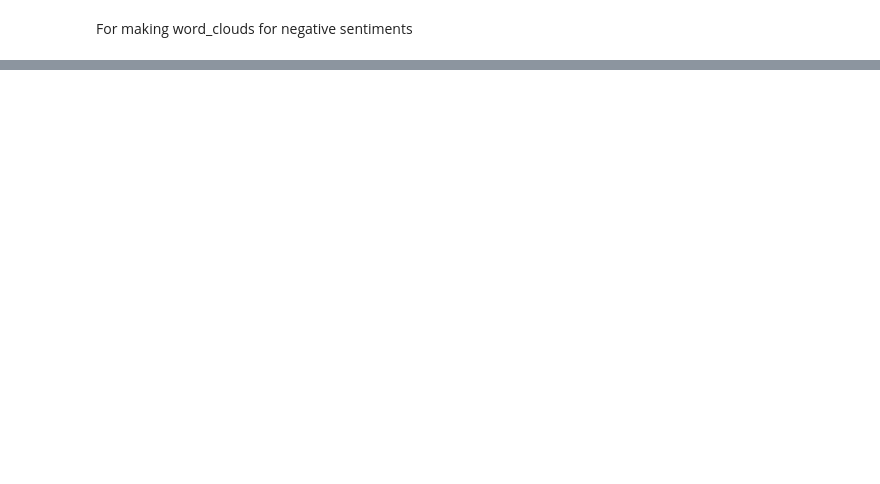
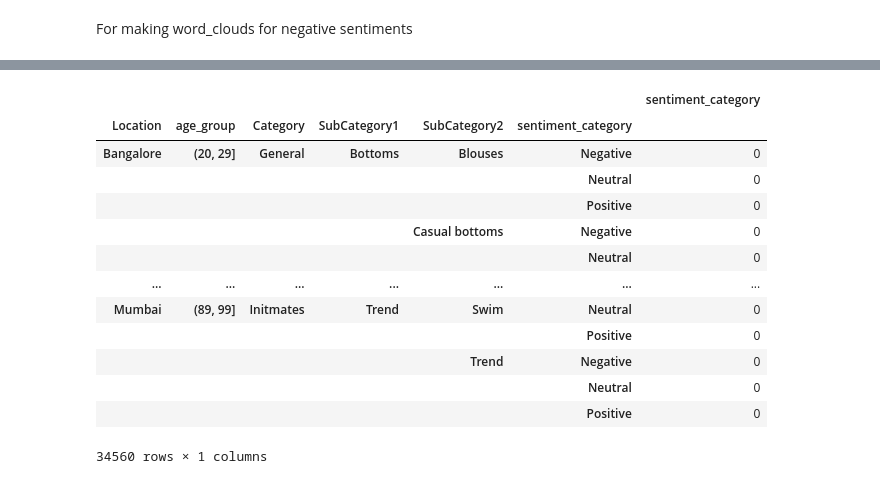
Before and after one commit to phallyn-chean/data-science-project, a Jupyter notebook: src/text_mining.ipynb, the cells around one changed output, grey strips where cells are left out. Cells and saved outputs as stored; diff of their text form; code cells hidden in the pictures; blank space fills up the shorter version.

```diff
--- a/src/text_mining.ipynb
+++ b/src/text_mining.ipynb
@@ -561,0 +564,2 @@ plt.show()
+# %%
+dataset['age_group'] = pd.cut(x= dataset.Customer_Age,bins=[20, 29, 39, 49,59 ,69,79,89 ,99])
@@ -561,0 +575,17 @@ plt.show()
+# %%
+dataset.groupby(['Location', 'age_group','Category','SubCategory1','SubCategory2',"sentiment_category" ]).agg({'sentiment_category': 'count'})
+# %% [output]
+|  |  |  |  |  |  | sentiment_category |
+| Location | age_group | Category | SubCategory1 | SubCategory2 | sentiment_category |  |
+| Bangalore | (20, 29] | General | Bottoms | Blouses | Negative | 0 |
+|  |  |  |  |  | Neutral | 0 |
+|  |  |  |  |  | Positive | 0 |
+|  |  |  |  | Casual bottoms | Negative | 0 |
+|  |  |  |  |  | Neutral | 0 |
+| ... | ... | ... | ... | ... | ... | ... |
+| Mumbai | (89, 99] | Initmates | Trend | Swim | Neutral | 0 |
+|  |  |  |  |  | Positive | 0 |
+|  |  |  |  | Trend | Negative | 0 |
+|  |  |  |  |  | Neutral | 0 |
+|  |  |  |  |  | Positive | 0 |
+34560 rows × 1 columns
```
Also changed, not shown: parts of 9 cells of this notebook.
